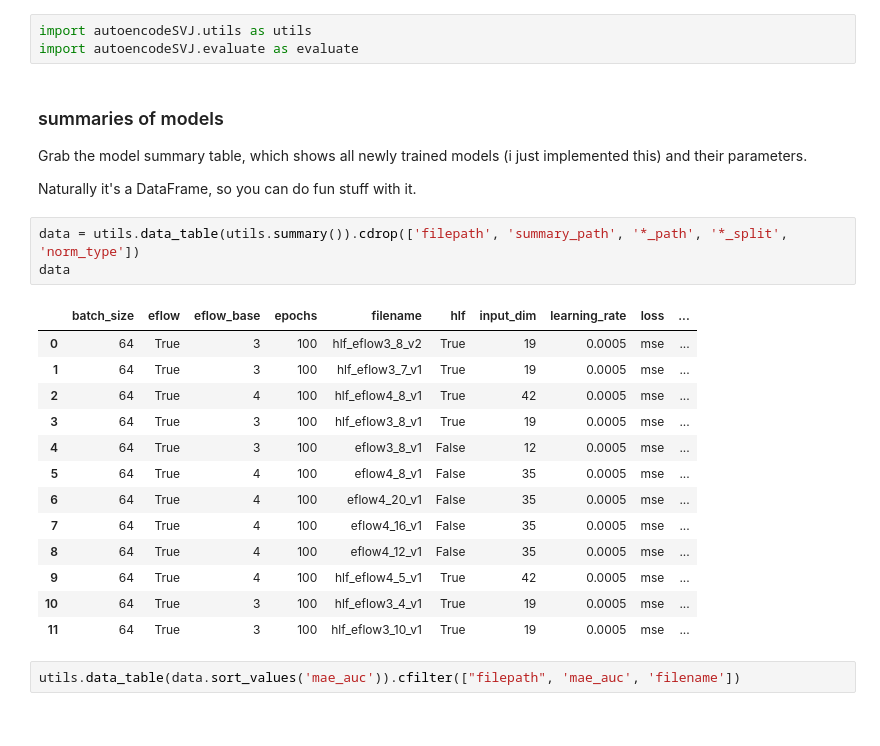
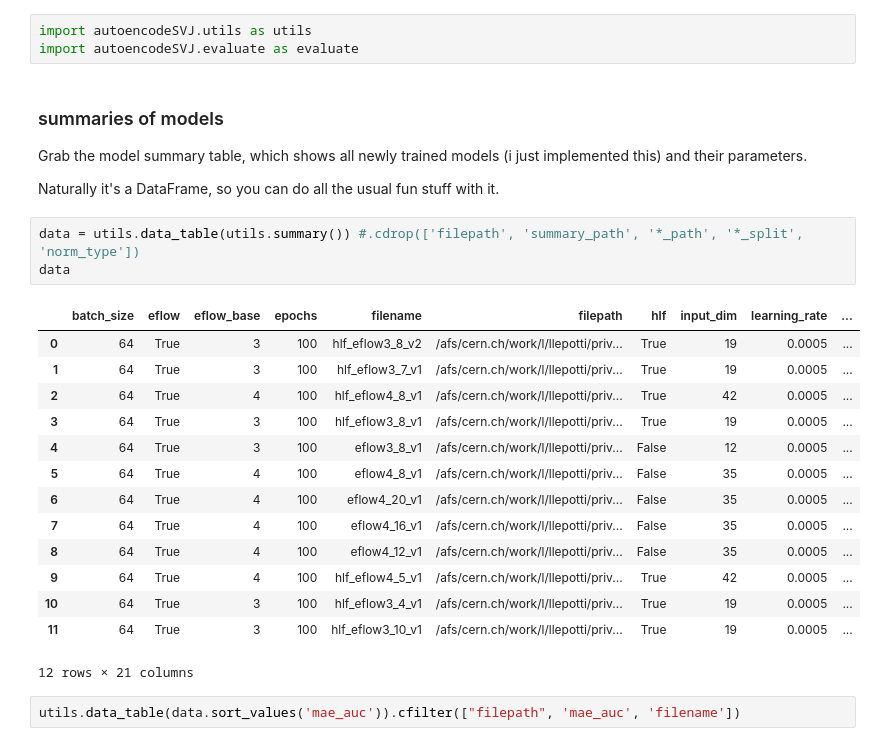
Before and after one commit to luclepot/SVJ, a Jupyter notebook: autoencode/notebooks/ae/eflow/check_models.ipynb, the cells around one changed output. Cells and saved outputs as stored; diff of their text form.

```diff
--- a/autoencode/notebooks/ae/eflow/check_models.ipynb
+++ b/autoencode/notebooks/ae/eflow/check_models.ipynb
@@ -5,24 +5,25 @@ import autoencodeSVJ.evaluate as evaluate
 ### summaries of models
 Grab the model summary table, which shows all newly trained models (i just implemented this) and their parameters.
 
-Naturally it's a DataFrame, so you can do fun stuff with it.
+Naturally it's a DataFrame, so you can do all the usual fun stuff with it.
 # %%
-data = utils.data_table(utils.summary()).cdrop(['filepath', 'summary_path', '*_path', '*_split', 'norm_type'])
+data = utils.data_table(utils.summary()) #.cdrop(['filepath', 'summary_path', '*_path', '*_split', 'norm_type'])
 data
 # %% [output]
-|  | batch_size | eflow | eflow_base | epochs | filename | hlf | input_dim | learning_rate | loss | ... |
-| 0 | 64 | True | 3 | 100 | hlf_eflow3_8_v2 | True | 19 | 0.0005 | mse | ... |
-| 1 | 64 | True | 3 | 100 | hlf_eflow3_7_v1 | True | 19 | 0.0005 | mse | ... |
-| 2 | 64 | True | 4 | 100 | hlf_eflow4_8_v1 | True | 42 | 0.0005 | mse | ... |
-| 3 | 64 | True | 3 | 100 | hlf_eflow3_8_v1 | True | 19 | 0.0005 | mse | ... |
-| 4 | 64 | True | 3 | 100 | eflow3_8_v1 | False | 12 | 0.0005 | mse | ... |
-| 5 | 64 | True | 4 | 100 | eflow4_8_v1 | False | 35 | 0.0005 | mse | ... |
-| 6 | 64 | True | 4 | 100 | eflow4_20_v1 | False | 35 | 0.0005 | mse | ... |
-| 7 | 64 | True | 4 | 100 | eflow4_16_v1 | False | 35 | 0.0005 | mse | ... |
-| 8 | 64 | True | 4 | 100 | eflow4_12_v1 | False | 35 | 0.0005 | mse | ... |
-| 9 | 64 | True | 4 | 100 | hlf_eflow4_5_v1 | True | 42 | 0.0005 | mse | ... |
-| 10 | 64 | True | 3 | 100 | hlf_eflow3_4_v1 | True | 19 | 0.0005 | mse | ... |
-| 11 | 64 | True | 3 | 100 | hlf_eflow3_10_v1 | True | 19 | 0.0005 | mse | ... |
+|  | batch_size | eflow | eflow_base | epochs | filename | filepath | hlf | input_dim | learning_rate | ... |
+| 0 | 64 | True | 3 | 100 | hlf_eflow3_8_v2 | /afs/cern.ch/work/l/llepotti/priv... | True | 19 | 0.0005 | ... |
+| 1 | 64 | True | 3 | 100 | hlf_eflow3_7_v1 | /afs/cern.ch/work/l/llepotti/priv... | True | 19 | 0.0005 | ... |
+| 2 | 64 | True | 4 | 100 | hlf_eflow4_8_v1 | /afs/cern.ch/work/l/llepotti/priv... | True | 42 | 0.0005 | ... |
+| 3 | 64 | True | 3 | 100 | hlf_eflow3_8_v1 | /afs/cern.ch/work/l/llepotti/priv... | True | 19 | 0.0005 | ... |
+| 4 | 64 | True | 3 | 100 | eflow3_8_v1 | /afs/cern.ch/work/l/llepotti/priv... | False | 12 | 0.0005 | ... |
+| 5 | 64 | True | 4 | 100 | eflow4_8_v1 | /afs/cern.ch/work/l/llepotti/priv... | False | 35 | 0.0005 | ... |
+| 6 | 64 | True | 4 | 100 | eflow4_20_v1 | /afs/cern.ch/work/l/llepotti/priv... | False | 35 | 0.0005 | ... |
+| 7 | 64 | True | 4 | 100 | eflow4_16_v1 | /afs/cern.ch/work/l/llepotti/priv... | False | 35 | 0.0005 | ... |
+| 8 | 64 | True | 4 | 100 | eflow4_12_v1 | /afs/cern.ch/work/l/llepotti/priv... | False | 35 | 0.0005 | ... |
+| 9 | 64 | True | 4 | 100 | hlf_eflow4_5_v1 | /afs/cern.ch/work/l/llepotti/priv... | True | 42 | 0.0005 | ... |
+| 10 | 64 | True | 3 | 100 | hlf_eflow3_4_v1 | /afs/cern.ch/work/l/llepotti/priv... | True | 19 | 0.0005 | ... |
+| 11 | 64 | True | 3 | 100 | hlf_eflow3_10_v1 | /afs/cern.ch/work/l/llepotti/priv... | True | 19 | 0.0005 | ... |
+12 rows × 21 columns
 # %%
 utils.data_table(data.sort_values('mae_auc')).cfilter(["filepath", 'mae_auc', 'filename'])
 # %% [output]
```
